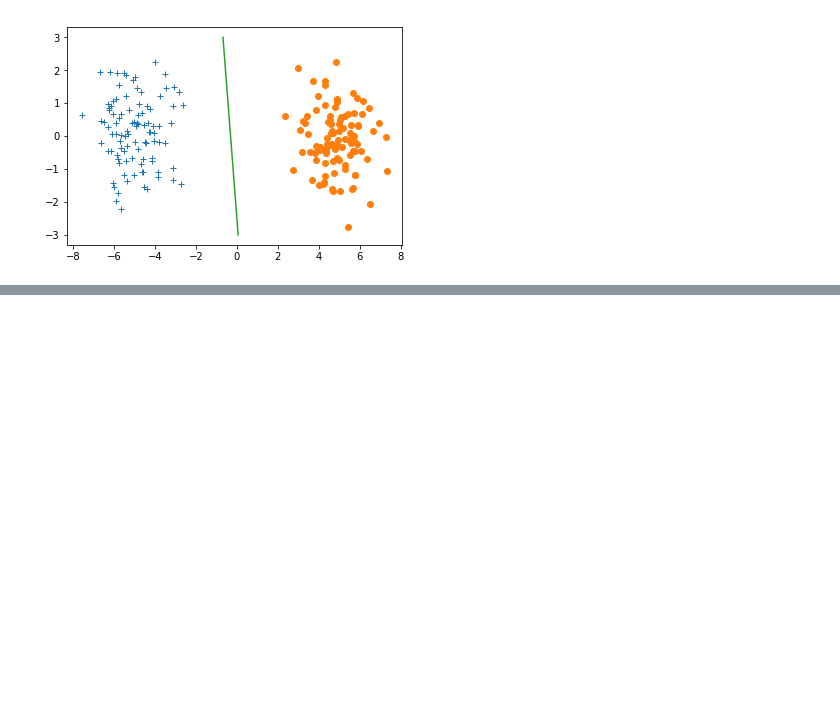
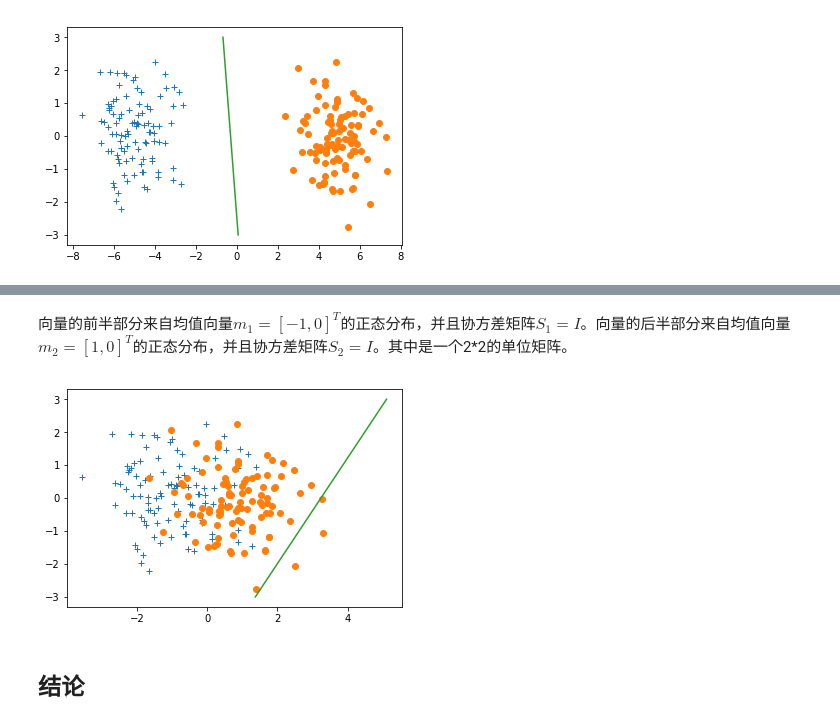
Before and after one commit to TobyYoung0412/PatternRecognition_Homework, a Jupyter notebook: PLA(感知器算法).ipynb, the cells around one changed output, grey strips where cells are left out. Drawn from its saved outputs; the diff is of its cells as text; code cells hidden in the pictures; blank space fills up the shorter version.

```diff
--- a/PLA(感知器算法).ipynb
+++ b/PLA(感知器算法).ipynb
@@ -45,0 +74,20 @@ plt.show()
+# %% [markdown]
+向量的前半部分来自均值向量$m_1=[-1,0]^T$的正态分布，并且协方差矩阵$S_1=I$。向量的后半部分来自均值向量$m_2=[1,0]^T$的正态分布，并且协方差矩阵$S_2=I$。其中是一个2*2的单位矩阵。
+# %%
+mean = 1
+(s1, s2) = genData(mean, N)
+
+train(w, s1, -1)
+train(w, s2, +1)
+
+y = np.linspace(-3,3)
+x = (w[0] + w[2] * y)/w[1]
+
+plt.plot(s1[:,0],s1[:,1],'+')
+plt.plot(s2[:,0],s2[:,1],'o')
+plt.plot(x,y)
+plt.show()
+# %% [output]
+[figure, added]
+# %% [markdown]
+## 结论
```
Also changed, not shown: parts of 8 cells of this notebook, 1 other file.
